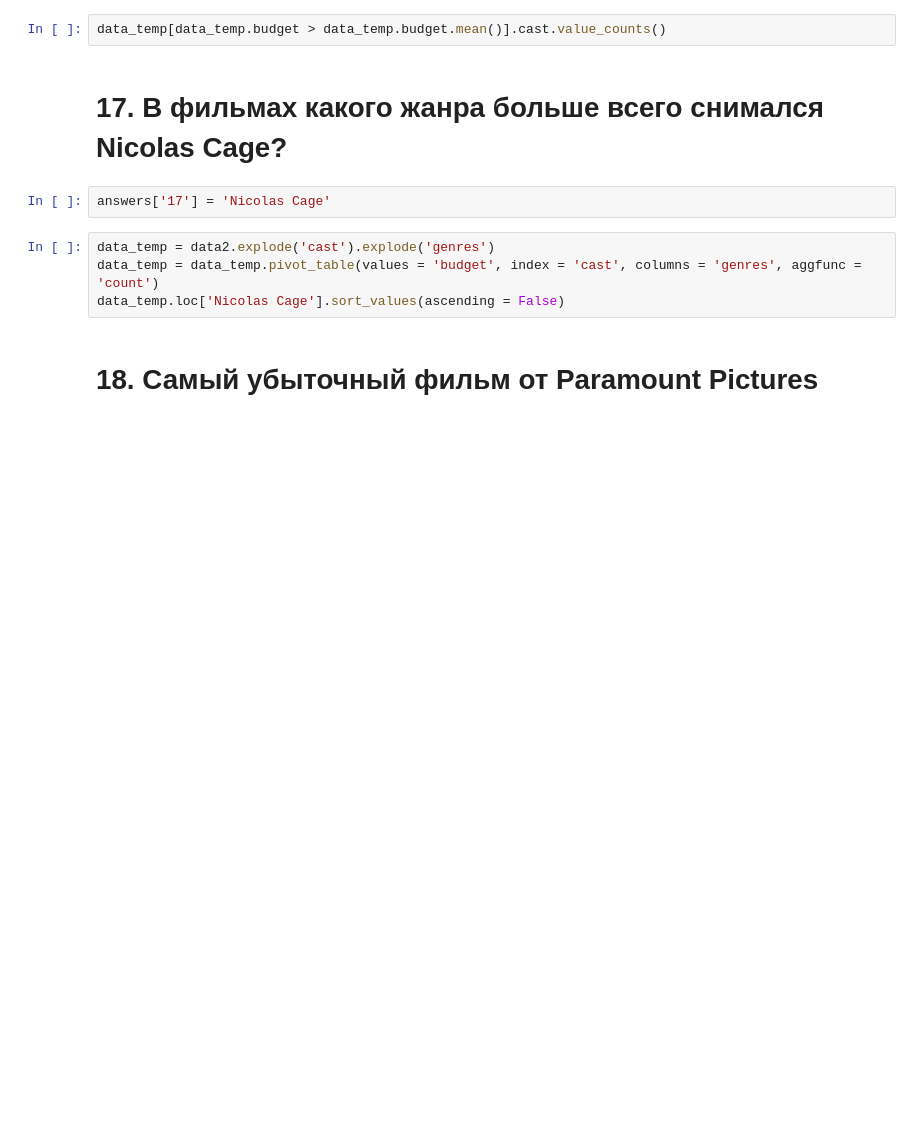
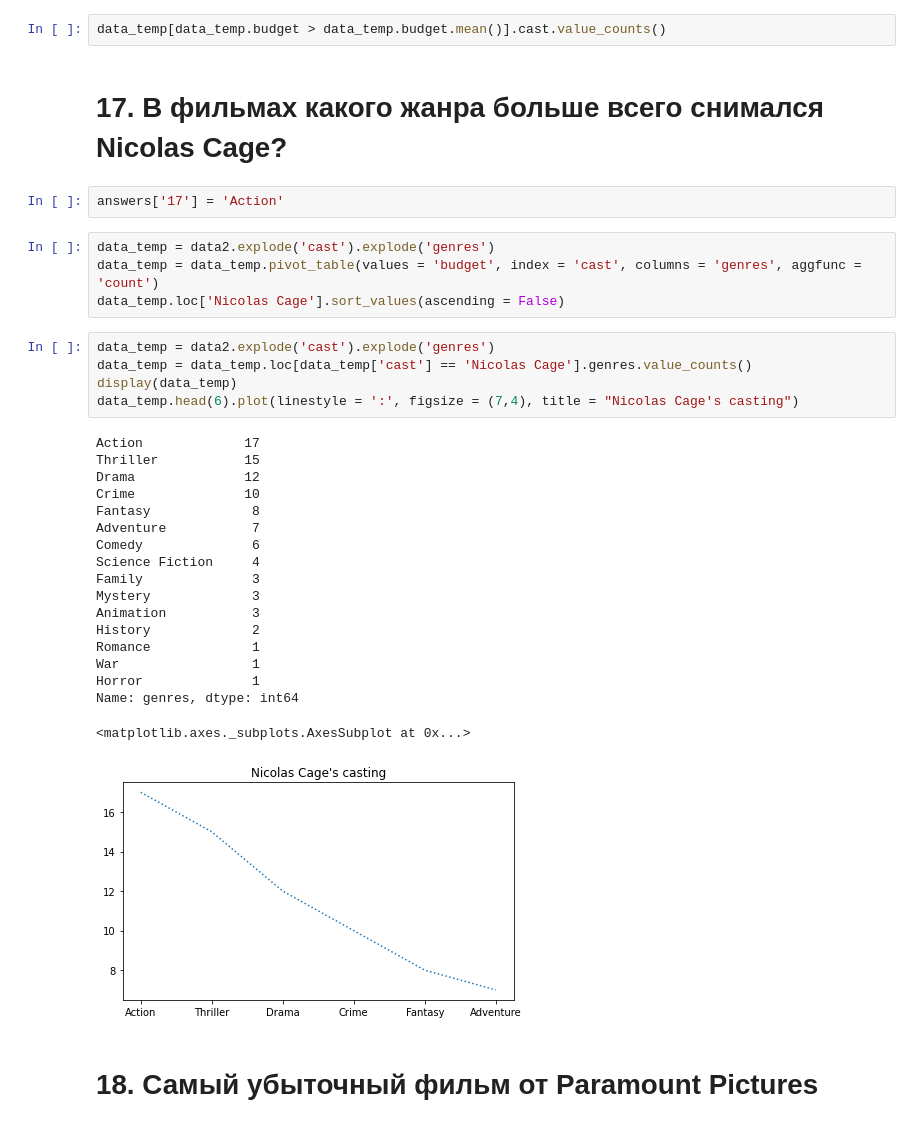
Before and after one commit to Golovolastik/skillfactory_rds, a Jupyter notebook: Movies_IMBD_v4.1_TEMPLATE.ipynb, the cells around one changed output. Saved outputs shown, nothing was run; the diff lists cells and outputs as text; blank space fills up the shorter version.

Commit message:
test-graph add

```diff
--- a/Movies_IMBD_v4.1_TEMPLATE.ipynb
+++ b/Movies_IMBD_v4.1_TEMPLATE.ipynb
@@ -195,11 +238,35 @@ data_temp[data_temp.budget > data_temp.budget.mean()].cast.value_counts()
 # %% [markdown]
 # 17. В фильмах какого жанра больше всего снимался Nicolas Cage?
 # %%
-answers['17'] = 'Nicolas Cage'
+answers['17'] = 'Action'
 # %%
 data_temp = data2.explode('cast').explode('genres')
 data_temp = data_temp.pivot_table(values = 'budget', index = 'cast', columns = 'genres', aggfunc = 'count')
 data_temp.loc['Nicolas Cage'].sort_values(ascending = False)
+# %%
+data_temp = data2.explode('cast').explode('genres')
+data_temp = data_temp.loc[data_temp['cast'] == 'Nicolas Cage'].genres.value_counts()
+display(data_temp)
+data_temp.head(6).plot(linestyle = ':', figsize = (7,4), title = "Nicolas Cage's casting")
+# %% [output]
+Action             17
+Thriller           15
+Drama              12
+Crime              10
+Fantasy             8
+Adventure           7
+Comedy              6
+Science Fiction     4
+Family              3
+Mystery             3
+Animation           3
+History             2
+Romance             1
+War                 1
+Horror              1
+Name: genres, dtype: int64
+<matplotlib.axes._subplots.AxesSubplot at 0x...>
+[figure, added]
 # %% [markdown]
 # 18. Самый убыточный фильм от Paramount Pictures
 # %%
```
Also changed, not shown: parts of 10 cells of this notebook.
